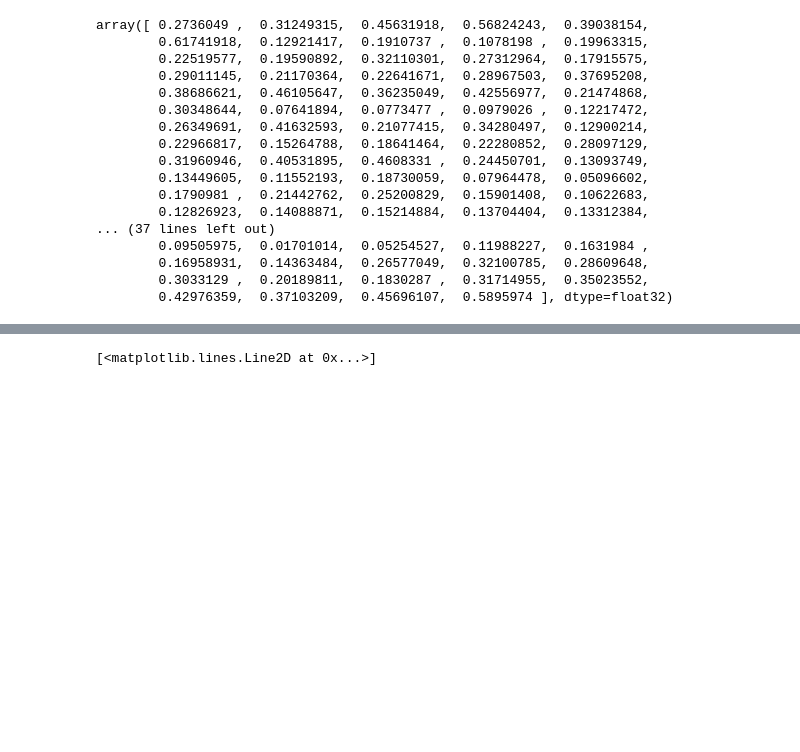
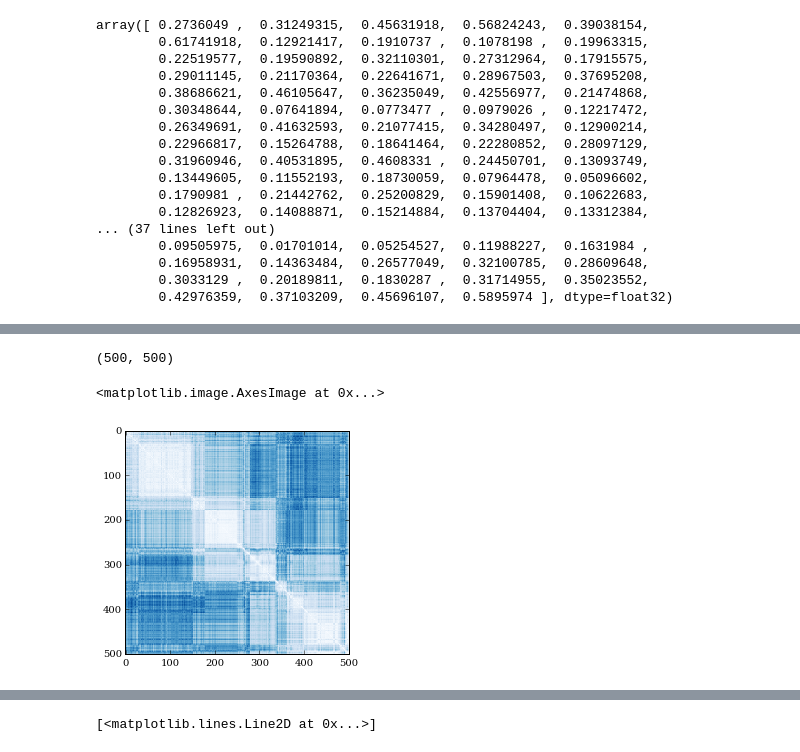
Before and after one commit to maxentile/msm-learn, a Jupyter notebook: notebooks/Weighting RMSD.ipynb, the cells around one changed output, grey strips where cells are left out. Cells and saved outputs as stored; diff of their text form; code cells hidden in the pictures; blank space fills up the shorter version.

Commit message:
updated wrmsd notebooks

```diff
--- a/notebooks/Weighting RMSD.ipynb
+++ b/notebooks/Weighting RMSD.ipynb
@@ -70,0 +161,24 @@ array([ 0.2736049 ,  0.31249315,  0.45631918,  0.56824243,  0.39038154,
+# %%
+trajectory = fs_trajectories[0]
+# %%
+def wrmsd_dmat(trajectory,weights):
+    dmat = np.zeros((len(trajectory),len(trajectory)))
+    N = trajectory.n_atoms
+    for i in range(1,len(dmat)):
+        # align everything to the current "pivot" element
+        trajectory.superpose(trajectory,i)
+
+        # compute atomwise squared deviations
+        atomwise_deviations = ((trajectory[:i].xyz - trajectory[i].xyz)**2).sum(-1)
+
+        # dot with a weight vector and divide by the number of atoms
+        weighted_rmsd = atomwise_deviations.dot(weights) / N
+
+        # assign to the lower-left half of the distance matrix
+        dmat[i,:i] = weighted_rmsd
+
+    # return a full distance matrix
+    return dmat + dmat.T
+# %%
+trajectory = fs_trajectories[0][::20]
+len(trajectory)
@@ -70,0 +187,2 @@ array([ 0.2736049 ,  0.31249315,  0.45631918,  0.56824243,  0.39038154,
+# %%
+dmat = wrmsd_dmat(trajectory,np.ones(trajectory.n_atoms))
@@ -70,0 +193,9 @@ array([ 0.2736049 ,  0.31249315,  0.45631918,  0.56824243,  0.39038154,
+# %%
+dmat.shape
+# %% [output]
+(500, 500)
+# %%
+plt.imshow(dmat,interpolation='none',cmap='Blues')
+# %% [output]
+<matplotlib.image.AxesImage at 0x...>
+[figure, added]
```
Also changed, not shown: parts of 27 cells of this notebook, 14 other files.
